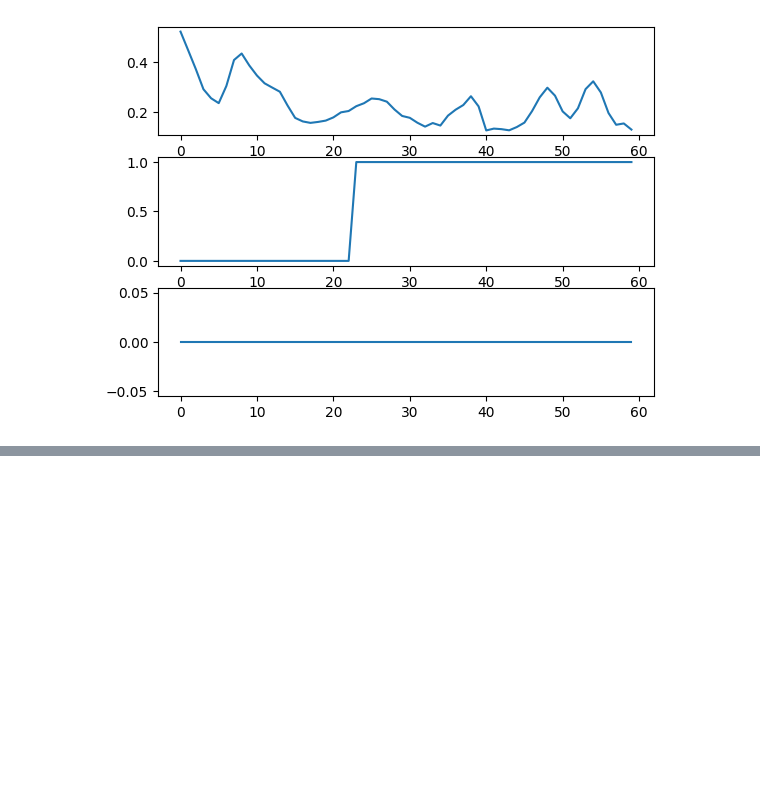
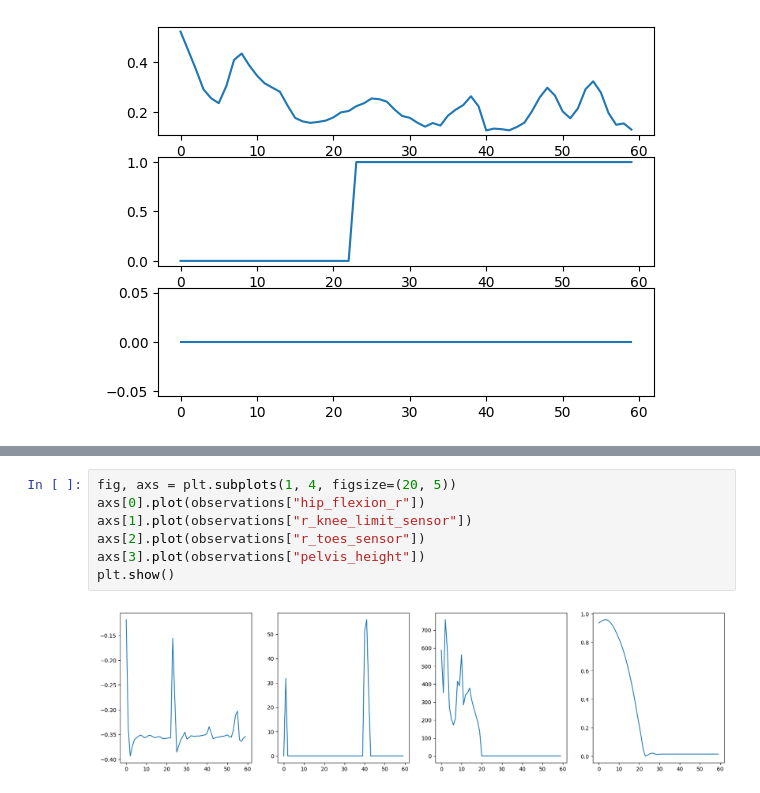
Before and after one commit to neumovelab/myoassist, a Jupyter notebook: docs/tutorial/rl_imitation_tutorial.ipynb, the cells around one changed output, grey strips where cells are left out. Cells and saved outputs as stored; diff of their text form; blank space fills up the shorter version.

```diff
--- a/docs/tutorial/rl_imitation_tutorial.ipynb
+++ b/docs/tutorial/rl_imitation_tutorial.ipynb
@@ -217,0 +230,9 @@ axs[2].plot(datas["truncated"])
+# %%
+fig, axs = plt.subplots(1, 4, figsize=(20, 5))
+axs[0].plot(observations["hip_flexion_r"])
+axs[1].plot(observations["r_knee_limit_sensor"])
+axs[2].plot(observations["r_toes_sensor"])
+axs[3].plot(observations["pelvis_height"])
+plt.show()
+# %% [output]
+[figure, added]
```
Also changed, not shown: parts of 6 cells of this notebook, 1 other file.
